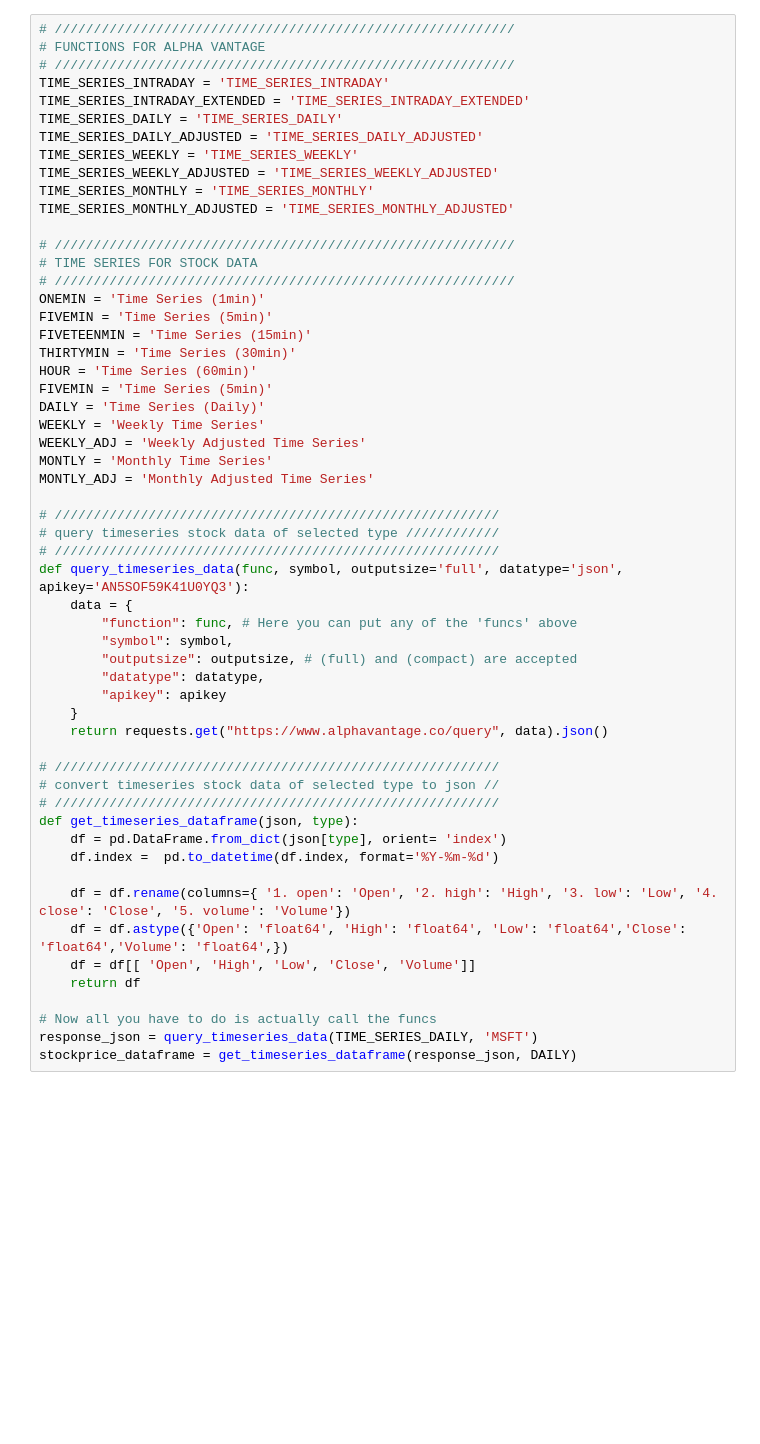
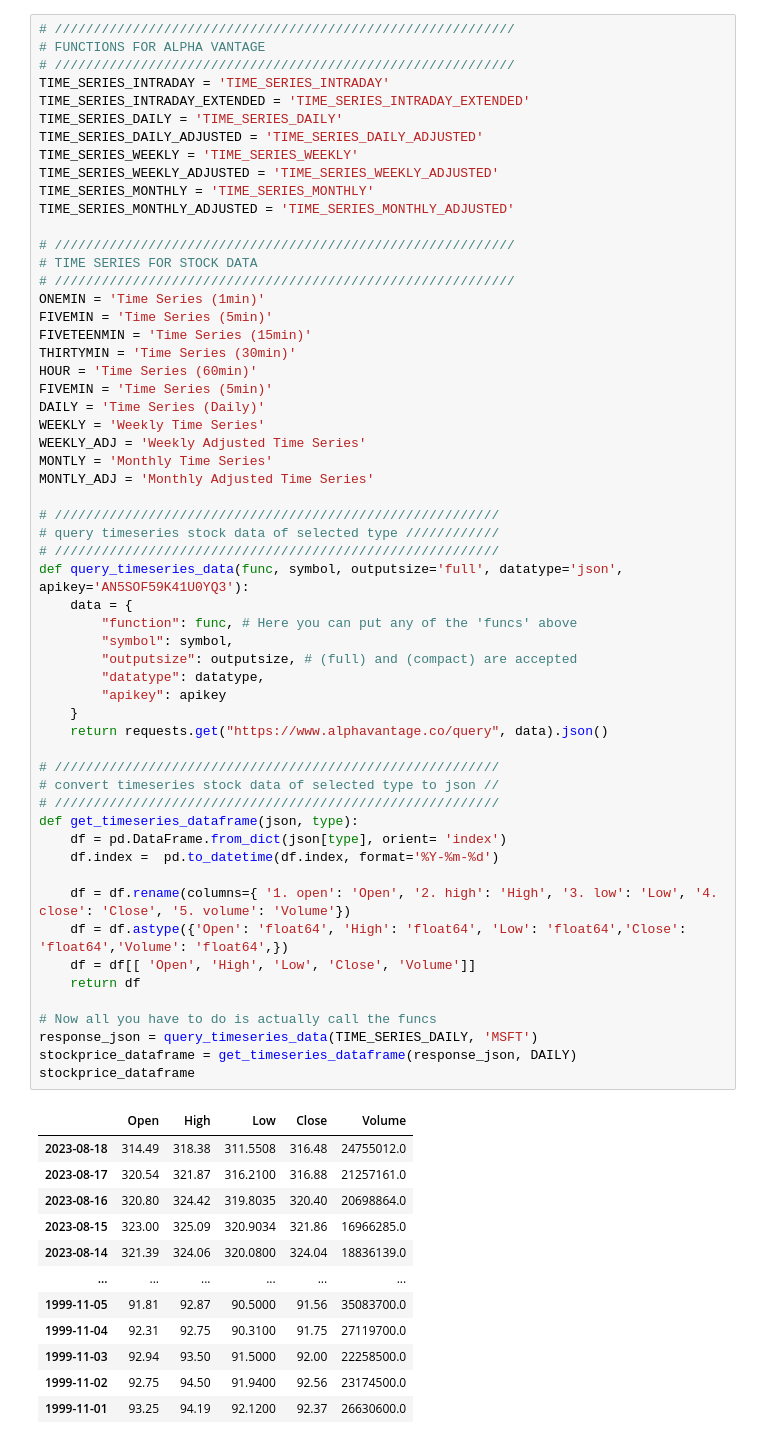
Before and after one commit to MarkovMarkowitz/MarkovMarkowitz, a Jupyter notebook: ON4_RapidAPI_Hourly_Histogram_v2.ipynb, the cells around one changed output. Saved outputs shown, nothing was run; the diff lists cells and outputs as text; blank space fills up the shorter version.

```diff
--- a/ON4_RapidAPI_Hourly_Histogram_v2.ipynb
+++ b/ON4_RapidAPI_Hourly_Histogram_v2.ipynb
@@ -197,30 +232,44 @@ MONTLY = 'Monthly Time Series'
 MONTLY_ADJ = 'Monthly Adjusted Time Series'
 
 # /////////////////////////////////////////////////////////
 # query timeseries stock data of selected type ////////////
 # /////////////////////////////////////////////////////////
 def query_timeseries_data(func, symbol, outputsize='full', datatype='json', apikey='AN5SOF59K41U0YQ3'):
     data = {
         "function": func, # Here you can put any of the 'funcs' above
         "symbol": symbol,
         "outputsize": outputsize, # (full) and (compact) are accepted
         "datatype": datatype,
         "apikey": apikey
     }
     return requests.get("https://www.alphavantage.co/query", data).json()
 
 # /////////////////////////////////////////////////////////
 # convert timeseries stock data of selected type to json //
 # /////////////////////////////////////////////////////////
 def get_timeseries_dataframe(json, type):
     df = pd.DataFrame.from_dict(json[type], orient= 'index')
     df.index =  pd.to_datetime(df.index, format='%Y-%m-%d')
 
     df = df.rename(columns={ '1. open': 'Open', '2. high': 'High', '3. low': 'Low', '4. close': 'Close', '5. volume': 'Volume'})
     df = df.astype({'Open': 'float64', 'High': 'float64', 'Low': 'float64','Close': 'float64','Volume': 'float64',})
     df = df[[ 'Open', 'High', 'Low', 'Close', 'Volume']]
     return df
 
 # Now all you have to do is actually call the funcs
 response_json = query_timeseries_data(TIME_SERIES_DAILY, 'MSFT')
 stockprice_dataframe = get_timeseries_dataframe(response_json, DAILY)
+stockprice_dataframe
+# %% [output]
+|  | Open | High | Low | Close | Volume |
+| 2023-08-18 | 314.49 | 318.38 | 311.5508 | 316.48 | 24755012.0 |
+| 2023-08-17 | 320.54 | 321.87 | 316.2100 | 316.88 | 21257161.0 |
+| 2023-08-16 | 320.80 | 324.42 | 319.8035 | 320.40 | 20698864.0 |
+| 2023-08-15 | 323.00 | 325.09 | 320.9034 | 321.86 | 16966285.0 |
+| 2023-08-14 | 321.39 | 324.06 | 320.0800 | 324.04 | 18836139.0 |
+| ... | ... | ... | ... | ... | ... |
+| 1999-11-05 | 91.81 | 92.87 | 90.5000 | 91.56 | 35083700.0 |
+| 1999-11-04 | 92.31 | 92.75 | 90.3100 | 91.75 | 27119700.0 |
+| 1999-11-03 | 92.94 | 93.50 | 91.5000 | 92.00 | 22258500.0 |
+| 1999-11-02 | 92.75 | 94.50 | 91.9400 | 92.56 | 23174500.0 |
+| 1999-11-01 | 93.25 | 94.19 | 92.1200 | 92.37 | 26630600.0 |
```
Also changed, not shown: parts of 4 cells of this notebook.
